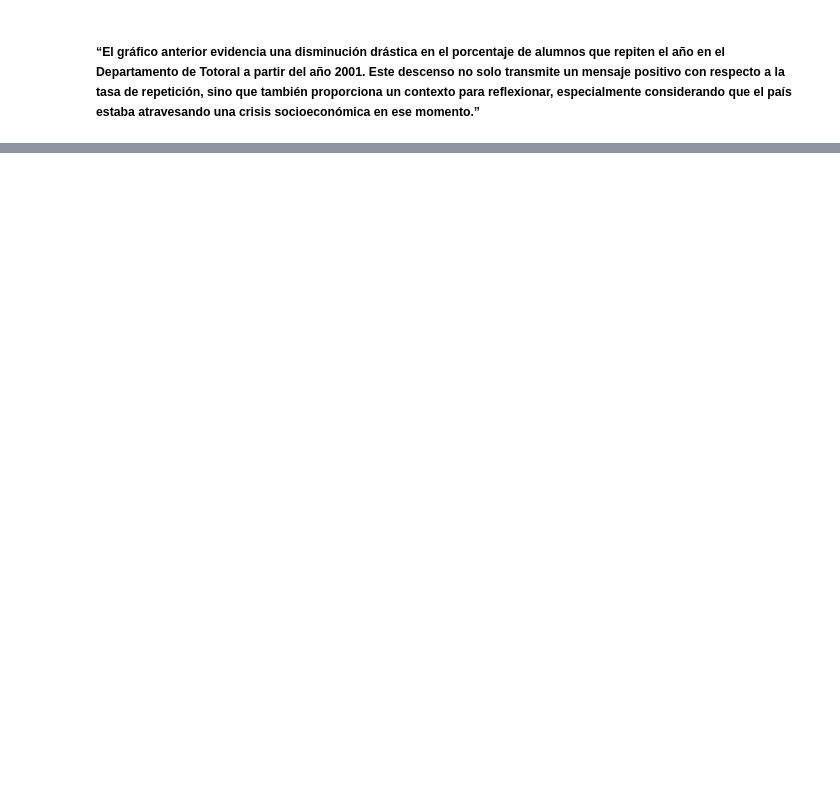
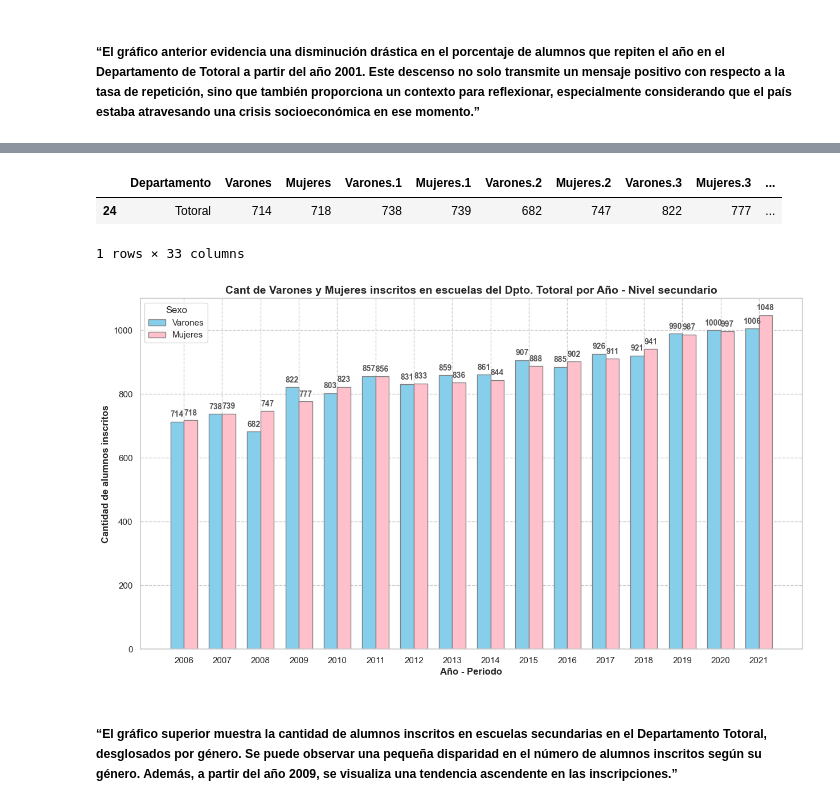
Before and after one commit to RenzoReyna88/Python-for-dataanalysis, a Jupyter notebook: investigacion-sistema-educativo-Cba/data.ipynb, the cells around one changed output, grey strips where cells are left out. Saved outputs shown, nothing was run; the diff lists cells and outputs as text; code cells hidden in the pictures; blank space fills up the shorter version.

```diff
--- a/investigacion-sistema-educativo-Cba/data.ipynb
+++ b/investigacion-sistema-educativo-Cba/data.ipynb
@@ -460,0 +482,55 @@ plt.show()
+# %%
+#Crear Dataframe para alumnos matriculados segun genero para escuelas secundarias del Dpto. Totoral
+
+df_alumnos_matriculados_secundario_segun_genero_totoral= pd.DataFrame(df_alumnos_matriculados_secundario_segun_genero_dpto_totoral)
+
+df_alumnos_matriculados_secundario_segun_genero_totoral.T
+# %% [output]
+|  | Departamento | Varones | Mujeres | Varones.1 | Mujeres.1 | Varones.2 | Mujeres.2 | Varones.3 | Mujeres.3 | ... |
+| 24 | Totoral | 714 | 718 | 738 | 739 | 682 | 747 | 822 | 777 | ... |
+1 rows × 33 columns
+# %%
+Cant_inscritos_secundario=[714, 718, 738, 739, 682, 747, 822, 777, 803, 823, 857, 856, 831, 833, 859, 836, 861,
+                           844, 907, 888, 885, 902, 926, 911, 921, 941, 990, 987, 1000, 997, 1006, 1048]
+
+# Años correspondientes a cada par de valores
+years = list(range(2006, 2006 + len(Cant_inscritos_secundario)//2))
+
+# Asegurar que los datos tienen la longitud correcta
+data = Cant_inscritos_secundario[:len(years) * 2]
+
+# Crear un array de índices para posicionar las barras
+ind = np.arange(len(years))
+
+# Configurar el tamaño de la figura
+plt.figure(figsize=(15, 8))
+
+# Crear gráfico de barras agrupado con colores mejorados
+bar_width = 0.35
+plt.bar(ind, data[::2], width=bar_width, label='Varones', color='Skyblue', edgecolor='grey')
+plt.bar(ind + bar_width, data[1::2], width=bar_width, label='Mujeres', color='Pink', edgecolor='grey')
+
+# Configurar etiquetas y título
+plt.xlabel('Año - Periodo', fontweight='bold', fontsize=12)
+plt.ylabel('Cantidad de alumnos inscritos', fontweight='bold', fontsize=12)
+plt.title('Cant de Varones y Mujeres inscritos en escuelas del Dpto. Totoral por Año - Nivel secundario', fontweight='bold', fontsize=14)
+
+# Agregar cantidades correspondientes a cada barra con etiquetas
+for i, valor in enumerate(data[::2]):
+    plt.text(ind[i], valor + 10, str(valor), ha='center', va='bottom', fontsize=10, fontweight='bold', color='#555555')
+
+for i, valor in enumerate(data[1::2]):
+    plt.text(ind[i] + bar_width, valor + 10, str(valor), ha='center', va='bottom', fontsize=10, fontweight='bold', color='#555555')
+
+# Configurar posición de los ticks en el eje x
+plt.xticks(ind + bar_width / 2, years)
+
+# Mostrar la leyenda
+plt.legend(title='Sexo', title_fontsize='12', loc='upper left')
+
+# Mostrar el gráfico
+plt.show()
+# %% [output]
+[figure, added]
+# %% [markdown]
+##### “El gráfico superior muestra la cantidad de alumnos inscritos en escuelas secundarias en el Departamento Totoral, desglosados por género. Se puede observar una pequeña disparidad en el número de alumnos inscritos según su género. Además, a partir del año 2009, se visualiza una tendencia ascendente en las inscripciones.”
```
Also changed, not shown: parts of 52 cells of this notebook, 3 other files.
